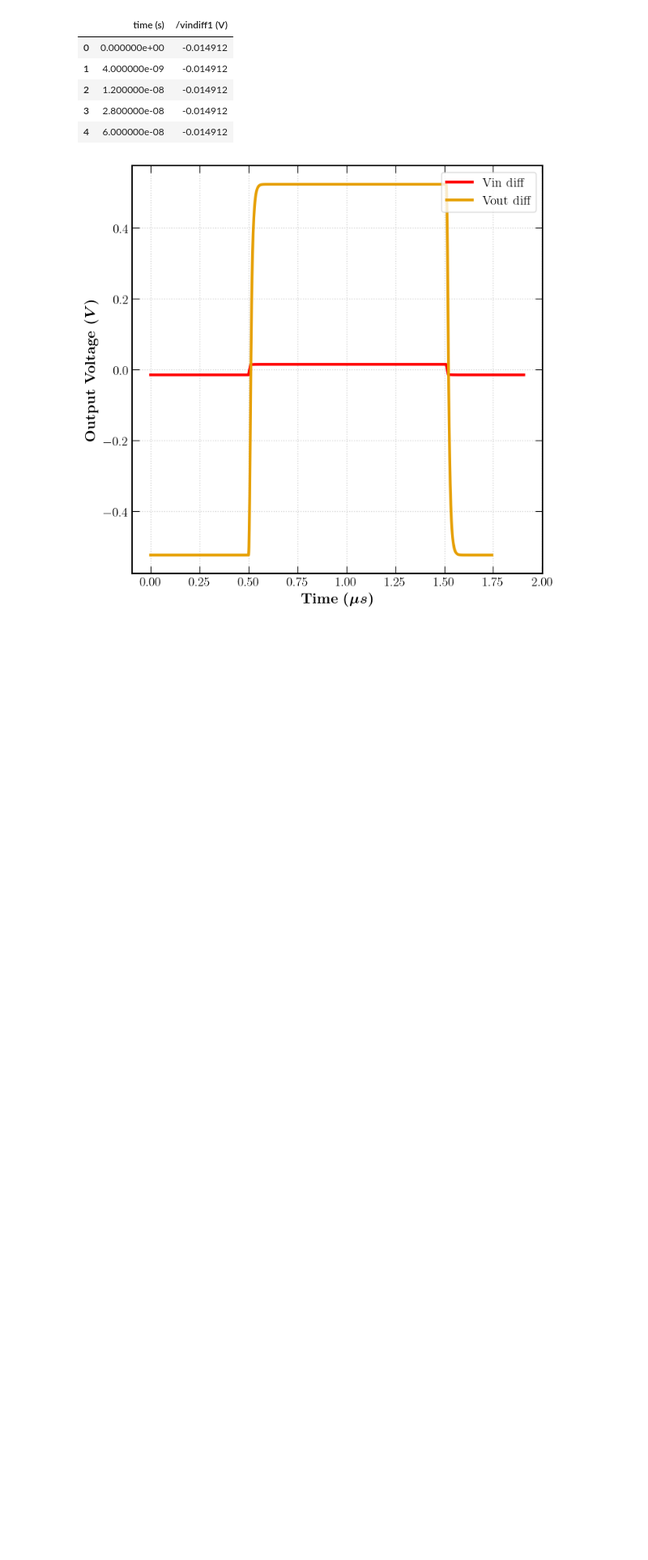
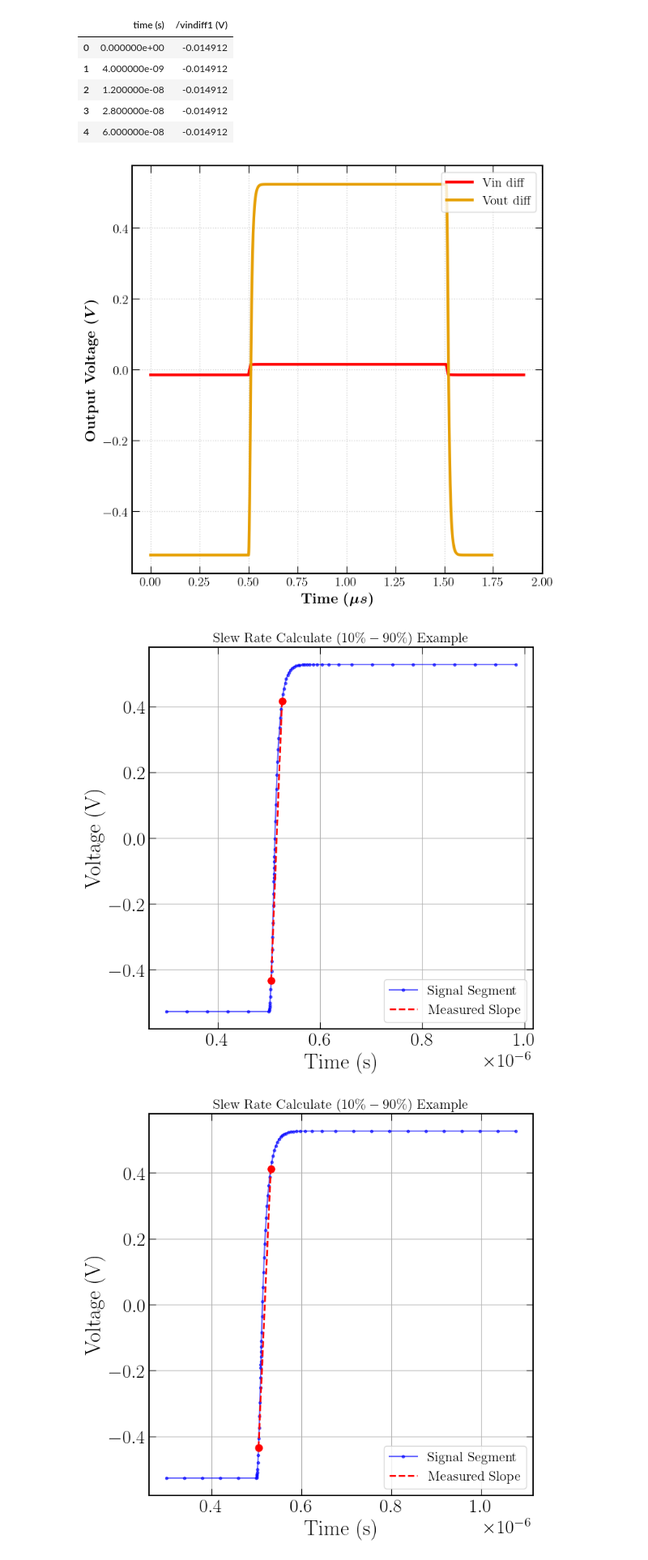
Before and after one commit to BaoTON1701/R-T_BiCMOS_run, a Jupyter notebook: code/Plot_results.ipynb, the cells around one changed output. Shown at 81% size. Drawn from its saved outputs; the diff is of its cells as text; code cells hidden in the pictures; blank space fills up the shorter version.

```diff
--- a/code/Plot_results.ipynb
+++ b/code/Plot_results.ipynb
@@ -636,63 +636,66 @@ def slew_rate(time_df, sig_df, cut_indices):
         # 4. Find the index CLOSEST to these target voltages
         #    We use np.abs().argmin() to find the index within the segment
         idx_low = (np.abs(v_seg - v_target_low)).argmin()
         idx_high = (np.abs(v_seg - v_target_high)).argmin()
 
         # 5. Get the actual Time and Voltage at those indices
         t1 = t_seg.iloc[idx_low]
         v1 = v_seg.iloc[idx_low]
 
         t2 = t_seg.iloc[idx_high]
         v2 = v_seg.iloc[idx_high]
 
         # 6. Calculate Slew Rate (dV / dt)
         sr = (v2 - v1) / (t2 - t1) / 1e6 # Result in V/us
         slew_results.append(sr)
         rise_results.append(1e6 * (t2 - t1)) # Rise time in us
         # Save data for the debug plot (overwrites until the last loop)
         debug_t_seg = t_seg
         debug_v_seg = v_seg
         p1 = (t1, v1)
         p2 = (t2, v2)
 
-#     # --- PLOTTING TEST SECTION (Outside the loop) ---
-#     # This plots only the LAST column processed, serving as a sanity check
-#     plt.figure(figsize=(8,8))
-#     plt.title(fr"Slew Rate Calculate ($10\%-90\%$) Example", fontsize=16)
+    # --- PLOTTING TEST SECTION (Outside the loop) ---
+    # This plots only the LAST column processed, serving as a sanity check
+    plt.figure(figsize=(8,8))
+    plt.title(fr"Slew Rate Calculate ($10\%-90\%$) Example", fontsize=16)
 
-#     # 1. Plot the Cut Region
-#     plt.plot(debug_t_seg, debug_v_seg, 'b.-', label='Signal Segment', alpha=0.6)
+    # 1. Plot the Cut Region
+    plt.plot(debug_t_seg, debug_v_seg, 'b.-', label='Signal Segment', alpha=0.6)
 
-#     # 2. Plot the Calculation Points
-#     plt.plot([p1[0], p2[0]], [p1[1], p2[1]], 'ro', markersize=8)
+    # 2. Plot the Calculation Points
+    plt.plot([p1[0], p2[0]], [p1[1], p2[1]], 'ro', markersize=8)
 
-#     # 3. Draw the Slope Line
-#     plt.plot([p1[0], p2[0]], [p1[1], p2[1]], 'r--', linewidth=2, label='Measured Slope')
+    # 3. Draw the Slope Line
+    plt.plot([p1[0], p2[0]], [p1[1], p2[1]], 'r--', linewidth=2, label='Measured Slope')
 
-#     plt.xlabel('Time (s)')
-#     plt.ylabel('Voltage (V)')
-#     plt.grid(True)
-#     plt.legend()
-#     plt.savefig(f"{plot_dir}/Slew_Rate_estimate.png", dpi=300)
-#     plt.show()
+    plt.xlabel('Time (s)')
+    plt.ylabel('Voltage (V)')
+    plt.grid(True)
+    plt.legend()
+    plt.savefig(f"{plot_dir}/Slew_Rate_estimate.png", dpi=300)
+    plt.show()
 
-#     return slew_results, rise_results
+    return slew_results, rise_results
 
-# # Call the function
-# sr_values, rt_values = slew_rate(time, sig, cut)
-# sr_values2, rt_values2 = slew_rate(time2, sig2, cut)
-# print(max(sr_values))
-# print(min(sr_values))
-# print(np.mean(sr_values))
-# # print(rt_values)
-# # print("Slew Rates calculated.")
+# Call the function
+sr_values, rt_values = slew_rate(time, sig, cut)
+sr_values2, rt_values2 = slew_rate(time2, sig2, cut)
+print(max(sr_values))
+print(min(sr_values))
+print(np.mean(sr_values))
+# print(rt_values)
+# print("Slew Rates calculated.")
 
-# print("For LNA1 Slew Rate (V/us)")
-# print(f"Max: {max(sr_values):.2f} V/us")
-# print(f"Min: {min(sr_values):.2f} V/us")
-# print(f"Avg: {np.mean(sr_values):.2f} V/us")
+print("For LNA1 Slew Rate (V/us)")
+print(f"Max: {max(sr_values):.2f} V/us")
+print(f"Min: {min(sr_values):.2f} V/us")
+print(f"Avg: {np.mean(sr_values):.2f} V/us")
 
-# print("For LNA2 Slew Rate (V/us)")
-# print(f"Max: {max(sr_values2):.2f} V/us")
-# print(f"Min: {min(sr_values2):.2f} V/us")
-# print(f"Avg: {np.mean(sr_values2):.2f} V/us")
+print("For LNA2 Slew Rate (V/us)")
+print(f"Max: {max(sr_values2):.2f} V/us")
+print(f"Min: {min(sr_values2):.2f} V/us")
+print(f"Avg: {np.mean(sr_values2):.2f} V/us")
+# %% [output]
+[figure, added]
+[figure, added]
```
Also changed, not shown: parts of 1 cell of this notebook, 1 other file.
